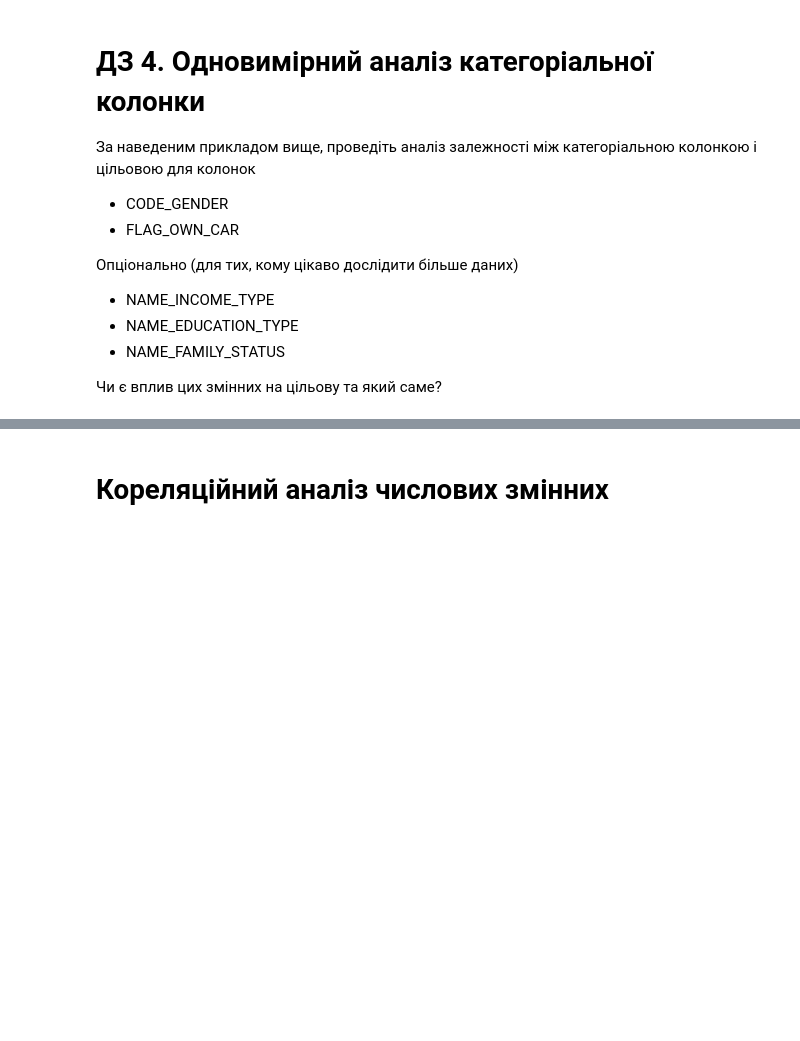
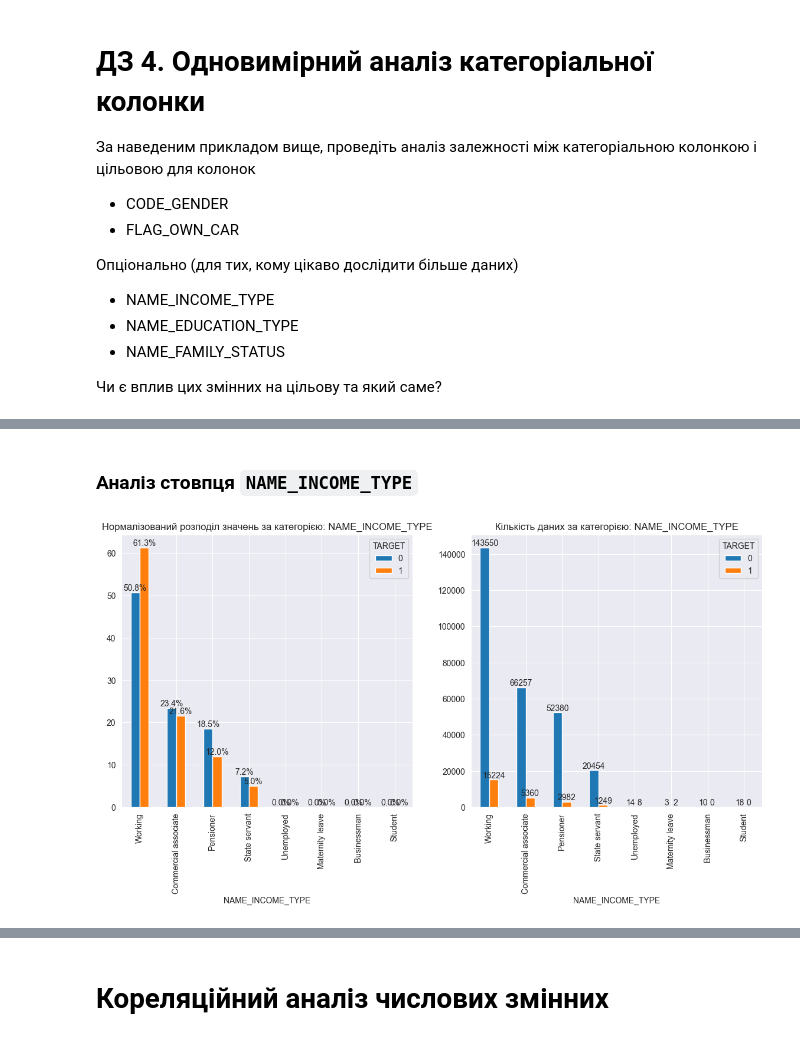
Before and after one commit to DmytroLitvinov/machine-learning-for-humans-2.0, a Jupyter notebook: modules/modules_1/HW_1_2_Credit_EDA.ipynb, the cells around one changed output, grey strips where cells are left out. Drawn from its saved outputs; the diff is of its cells as text; code cells hidden in the pictures; blank space fills up the shorter version.

```diff
--- a/modules/modules_1/HW_1_2_Credit_EDA.ipynb
+++ b/modules/modules_1/HW_1_2_Credit_EDA.ipynb
@@ -2095,0 +2177,6 @@ uni_cat_target_compare(df, 'NAME_CONTRACT_TYPE')
+# %% [markdown]
+### Аналіз стовпця `NAME_INCOME_TYPE`
+# %%
+uni_cat_target_compare(df, 'NAME_INCOME_TYPE')
+# %% [output]
+[figure, added]
```
Also changed, not shown: parts of 23 cells of this notebook, 1 other file.
